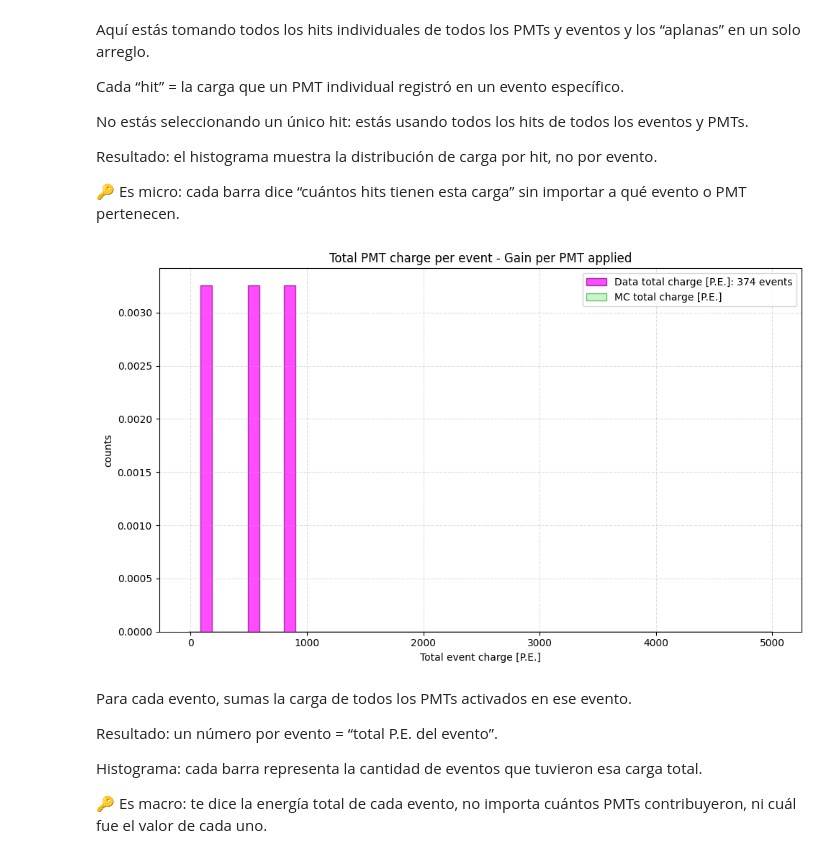
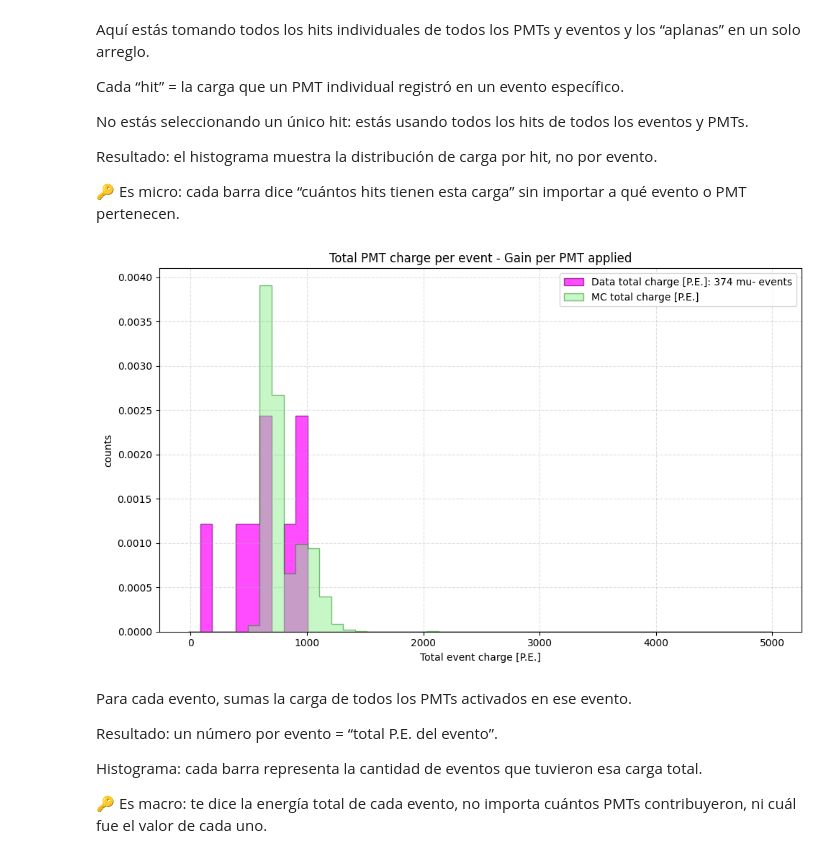
Before and after one commit to elenaramos44/WCTE_MC-Data_Validation_with_GAIN_Calibration, a Jupyter notebook: new_MCvsData.ipynb, the cells around one changed output. Saved outputs shown, nothing was run; the diff lists cells and outputs as text; code cells hidden in the pictures.

```diff
--- a/new_MCvsData.ipynb
+++ b/new_MCvsData.ipynb
@@ -94,7 +81,7 @@ tdc_times = data["beamline_pmt_tdc_times"]
 tdc_ids = data["beamline_pmt_tdc_ids"]
 
 #initialize the VMEAnalysis object
-vme = VMEAnalysis(config_file, vme_analysis_cut, runNumber=1574)
+vme = VMEAnalysis(config_file, vme_analysis_cut, runNumber=1711)
 
 #load data into the analysis object
 q, tdc = vme.load_data(qdc_ids, qdc_charges, tdc_ids, tdc_times)
@@ -341,9 +328,9 @@ print(mc.fields)
 # %% [output]
 ['event_number', 'window_time', 'run_id', 'sub_run_id', 'spill_counter', 'readout_number', 'hit_mpmt_card_ids', 'hit_pmt_channel_ids', 'hit_mpmt_slot_ids', 'hit_pmt_position_ids', 'hit_pmt_charges', ' ...
 # %%
-npz_dir = "/scratch/elena/WCTE_DATA_ANALYSIS/WCTE_2025_commissioning/2025_data/WCTE_BRB_Data_Analysis/"
+npz_dir = "/scratch/elena/WCTE_DATA_ANALYSIS/WCTE_MC-Data_Validation_with_GAIN_Calibration/"
 n_chunks = 15
-gain_file = [f"{npz_dir}pmt_charge_fit_results_doubleGauss_{i}_[-4,1].npz" for i in range(0, n_chunks+1)]
+gain_file = [f"{npz_dir}NEW_doubleGauss_{i}.npz" for i in range(n_chunks+1)]
 
 data_list = []
 for f in gain_file:
@@ -378,10 +365,19 @@ mc_slot_ids = ak.flatten(mc["hit_mpmt_slot_ids"])
 mc_channel_ids = ak.flatten(mc["hit_pmt_channel_ids"])
 
 
-mask = mc_slot_ids != -1
-mc_charges     = mc_charges[mask]
-mc_slot_ids    = mc_slot_ids[mask]
-mc_channel_ids = mc_channel_ids[mask]
+try:
+    mc_slot_ids = ak.to_numpy(ak.flatten(mc["hit_mpmt_slot_ids"]))
+    mc_channel_ids = ak.to_numpy(ak.flatten(mc["hit_pmt_channel_ids"]))
+    valid_mask = (mc_slot_ids != -1)
+    if np.sum(valid_mask) == 0:
+        print("All MC slot IDs invalid → using unmasked charges.")
+        mc_charges = ak.to_numpy(ak.flatten(mc["hit_pmt_charges"]))
+    else:
+        mc_charges = ak.to_numpy(ak.flatten(mc["hit_pmt_charges"]))[valid_mask]
+except KeyError:
+    print("MC has no slot/channel IDs → using unmasked charges.")
+    mc_charges = ak.to_numpy(ak.flatten(mc["hit_pmt_charges"]))
+
 
 
 mc_charges     = ak.to_numpy(mc_charges)
@@ -447,35 +445,35 @@ for event_charges, event_slots, event_channels in zip(data["hit_pmt_charges"],
     event_channels= ak.to_numpy(event_channels)
     idx = 19*event_slots + event_channels
     event_charges_pe = event_charges / gain_per_channel[idx]
     data_total_charges.append(np.sum(event_charges_pe))
 data_total_charges = np.array(data_total_charges)
 
 # -----------------------------------------------------------
 # Compute total charge per event for MC
 # -----------------------------------------------------------
 mc_total_charges = ak.to_numpy(ak.sum(mc["hit_pmt_charges"], axis=-1))  # sum over PMTs per event
 
 # -----------------------------------------------------------
 # Plot total charge per event (data vs MC)
 # -----------------------------------------------------------
 bins = np.linspace(-20, 5000, 50)
 
 plt.figure(figsize=(10,6))
 plt.hist(data_total_charges, bins=bins, alpha=0.7, color='magenta',
-         label=f'Data total charge [P.E.]: {len(data_total_charges)} events',
+         label=f'Data total charge [P.E.]: {len(data_total_charges)} mu- events',
          histtype='stepfilled', edgecolor='purple', density=True)
 plt.hist(mc_total_charges, bins=bins, alpha=0.5, color='lightgreen',
          label=f'MC total charge [P.E.]', histtype='stepfilled', edgecolor='green', density=True)
 
 plt.xlabel('Total event charge [P.E.]')
 plt.ylabel('counts')
 plt.title('Total PMT charge per event - Gain per PMT applied')
 plt.legend()
 plt.grid(True, linestyle='--', alpha=0.4)
 plt.tight_layout()
 plt.show()
 # %% [output]
-[figure, old version]
+[figure, new version]
 # %% [markdown]
 Para cada evento, sumas la carga de todos los PMTs activados en ese evento.
 
```
Also changed, not shown: parts of 14 cells of this notebook, 2 other files.
